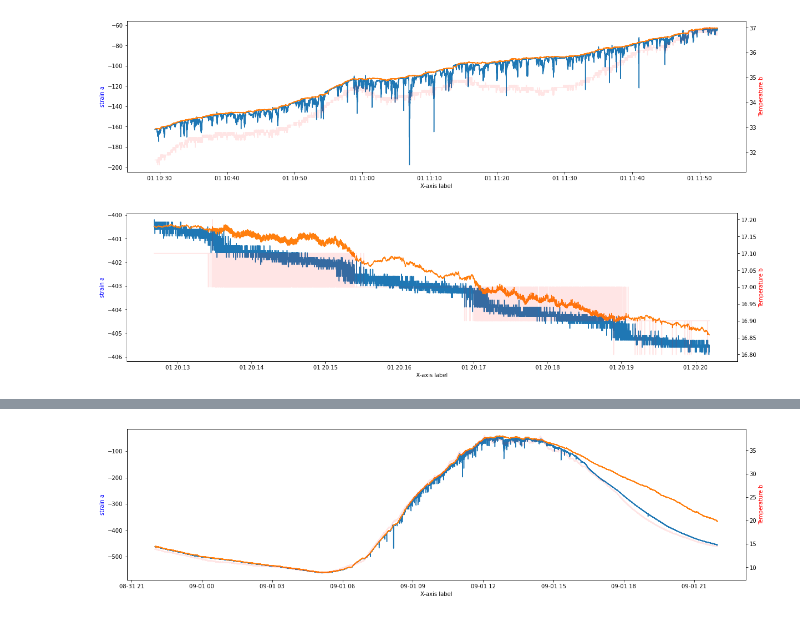
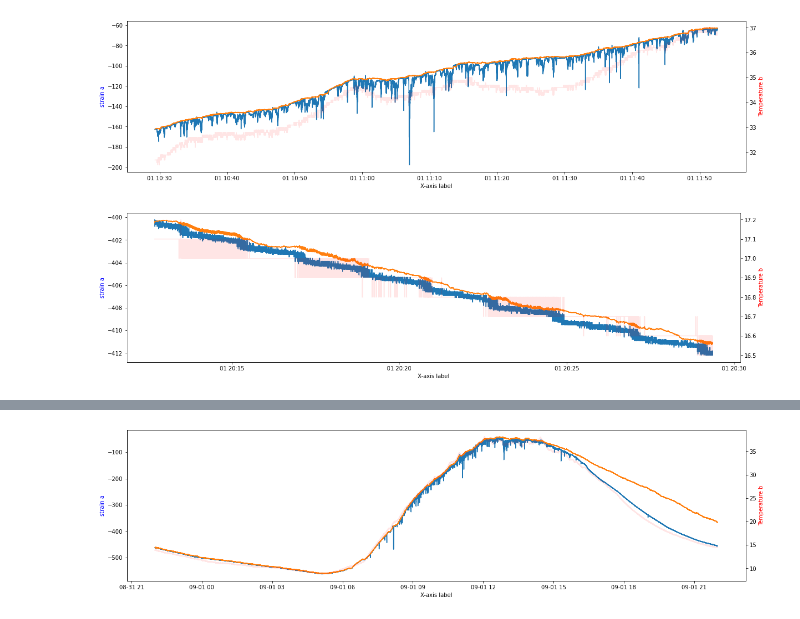
Before and after one commit to WEILMAX/dw_events, a Jupyter notebook: dw_events/notebooks/temperature_compensation/mw4_particlefilter.ipynb, the cells around one changed output, grey strips where cells are left out. Cells and saved outputs as stored; diff of their text form; code cells hidden in the pictures.

```diff
--- a/dw_events/notebooks/temperature_compensation/mw4_particlefilter.ipynb
+++ b/dw_events/notebooks/temperature_compensation/mw4_particlefilter.ipynb
@@ -105,7 +105,7 @@ plt.show()
 # %%
 start = 1601000
 #start = 900100
-stop = start + 9000
+stop = start + 20000
 #stop = 2000000
 sensor = 3
 Tb = tcn_temperature_data
@@ -128,34 +128,34 @@ inputs = pd.DataFrame(
 pf = \
     ParticleFilter(
         num_particles = 1000,
-        r_measurement_noise = 5e4,
-        q_process_noise = np.array([2e-2, 1e-1]),
-        scale = 1e-3
+        r_measurement_noise = 1e4,
+        q_process_noise = np.array([1e-2, 1e-1]),
+        scale = 1e-4
     )
 
 filtered_data = pf.filter(measurements.values, inputs.values, loading = loading)
 filtered_data = pd.DataFrame(
     {
         'predictions_' + measurements.columns[0]: pf.predictions
     },
     index = measurements.index
 )
 
 # Create a figure with two y-axes
 fig, ax1 = plt.subplots(figsize=(20,5))
 ax2 = ax1.twinx()
 
 # Plot the data on the respective axes
 ax2.plot(inputs['Tb'], color='red', alpha = 0.1)
 ax1.plot(measurements)
 ax1.plot(filtered_data)
 
 # Set the labels and limits for the axes
 ax1.set_xlabel('X-axis label')
 ax1.set_ylabel('strain a', color='blue')
 ax2.set_ylabel('Temperature b', color='red')
 
 # Show the plot
 plt.show()
 # %% [output]
-[figure, old version]
+[figure, new version]
```
Also changed, not shown: parts of 3 cells of this notebook, 1 other file.
